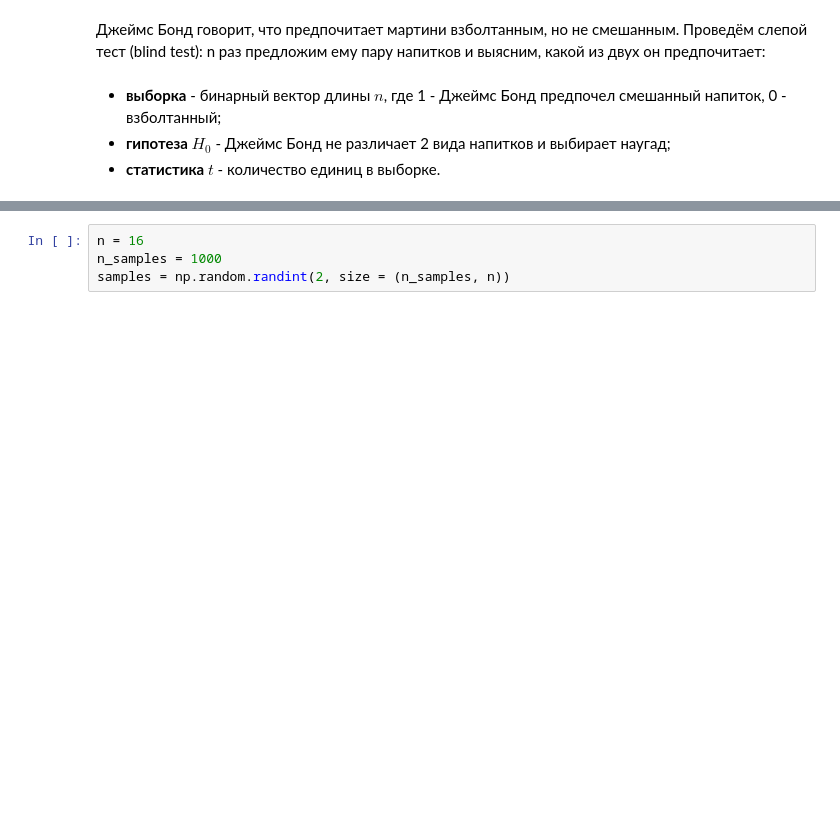
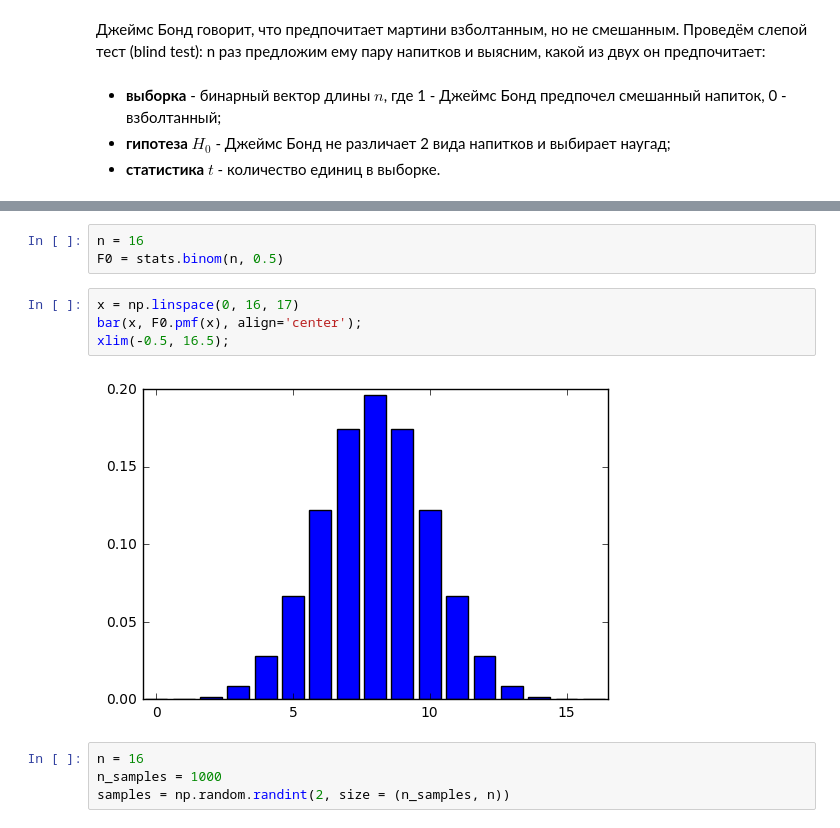
Before and after one commit to 1gnatov/ML_DM_HSE_minor, a Jupyter notebook: module3_statistics_notebooks/seminar2_hypotheses/07_Биномиальный_критерий_для_доли.ipynb, the cells around one changed output, grey strips where cells are left out. Cells and saved outputs as stored; diff of their text form; blank space fills up the shorter version.

```diff
--- a/module3_statistics_notebooks/seminar2_hypotheses/07_Биномиальный_критерий_для_доли.ipynb
+++ b/module3_statistics_notebooks/seminar2_hypotheses/07_Биномиальный_критерий_для_доли.ipynb
@@ -18,3 +26,12 @@ Populating the interactive namespace from numpy and matplotlib
+# %%
+n = 16
+F0 = stats.binom(n, 0.5)
+# %%
+x = np.linspace(0, 16, 17)
+bar(x, F0.pmf(x), align='center');
+xlim(-0.5, 16.5);
+# %% [output]
+[figure, added]
 # %%
 n = 16
 n_samples = 1000
```
Also changed, not shown: parts of 17 cells of this notebook, 12 other files.
